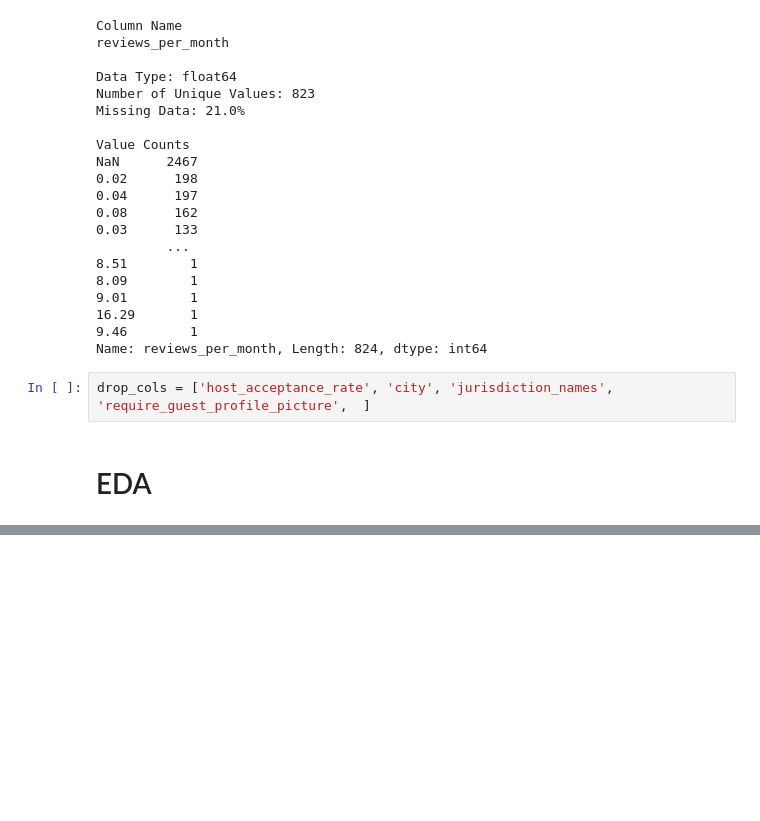
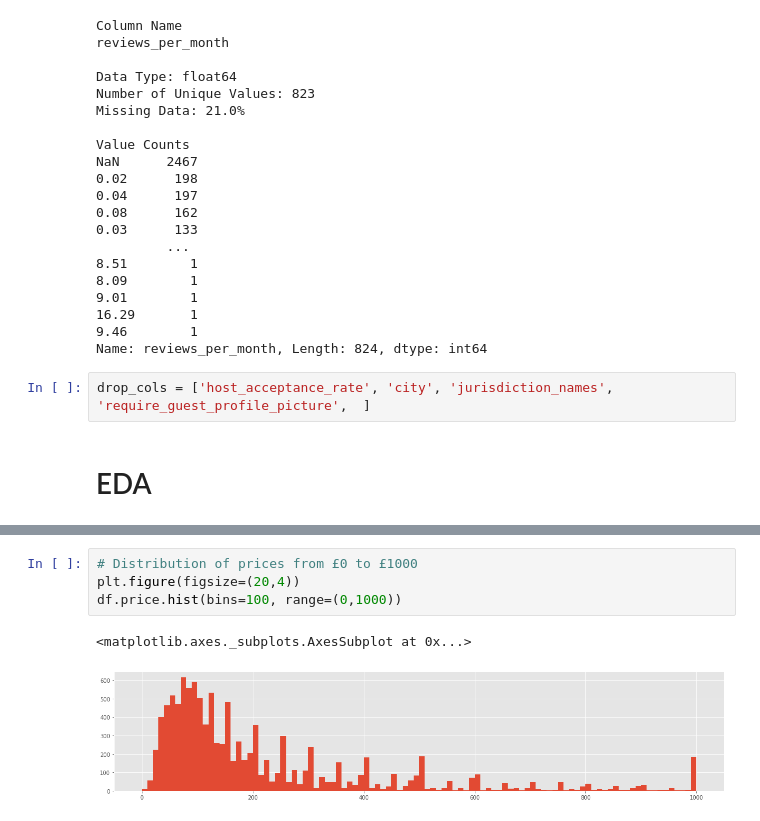
Before and after one commit to Z-Palamara/Capstone_1, a Jupyter notebook: Capstone 1- Data Cleaning and Pre-Processing.ipynb, the cells around one changed output, grey strips where cells are left out. Cells and saved outputs as stored; diff of their text form; blank space fills up the shorter version.

```diff
--- a/Capstone 1- Data Cleaning and Pre-Processing.ipynb
+++ b/Capstone 1- Data Cleaning and Pre-Processing.ipynb
@@ -1535,0 +1689,7 @@ plt.show()
+# %%
+# Distribution of prices from £0 to £1000
+plt.figure(figsize=(20,4))
+df.price.hist(bins=100, range=(0,1000))
+# %% [output]
+<matplotlib.axes._subplots.AxesSubplot at 0x...>
+[figure, added]
```
Also changed, not shown: parts of 43 cells of this notebook.
